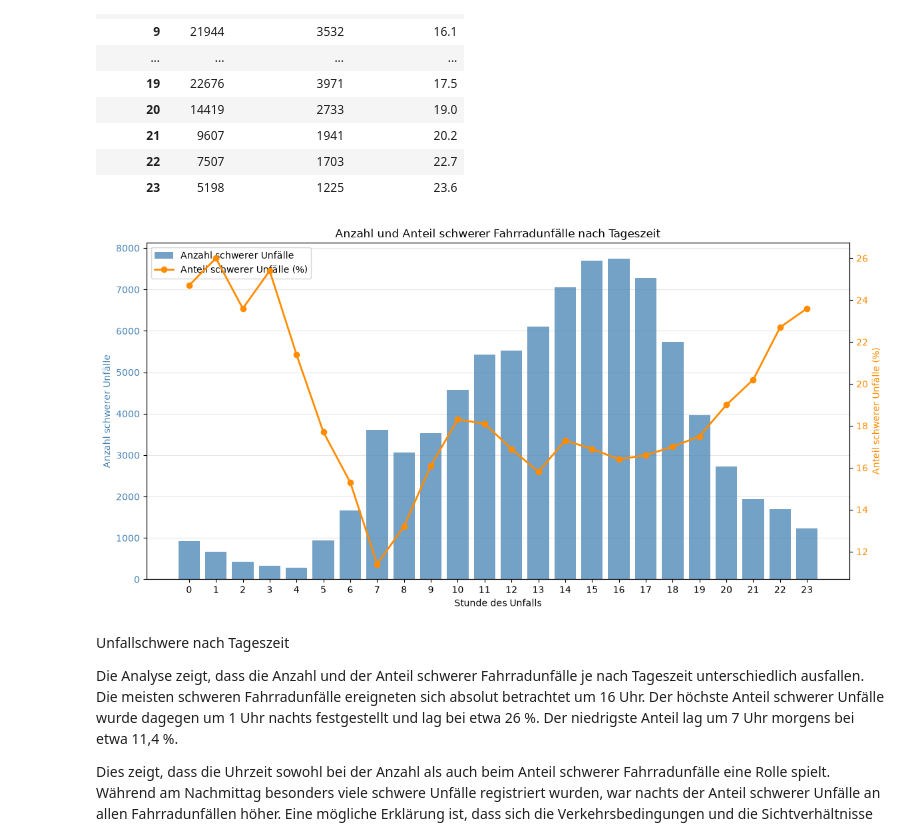
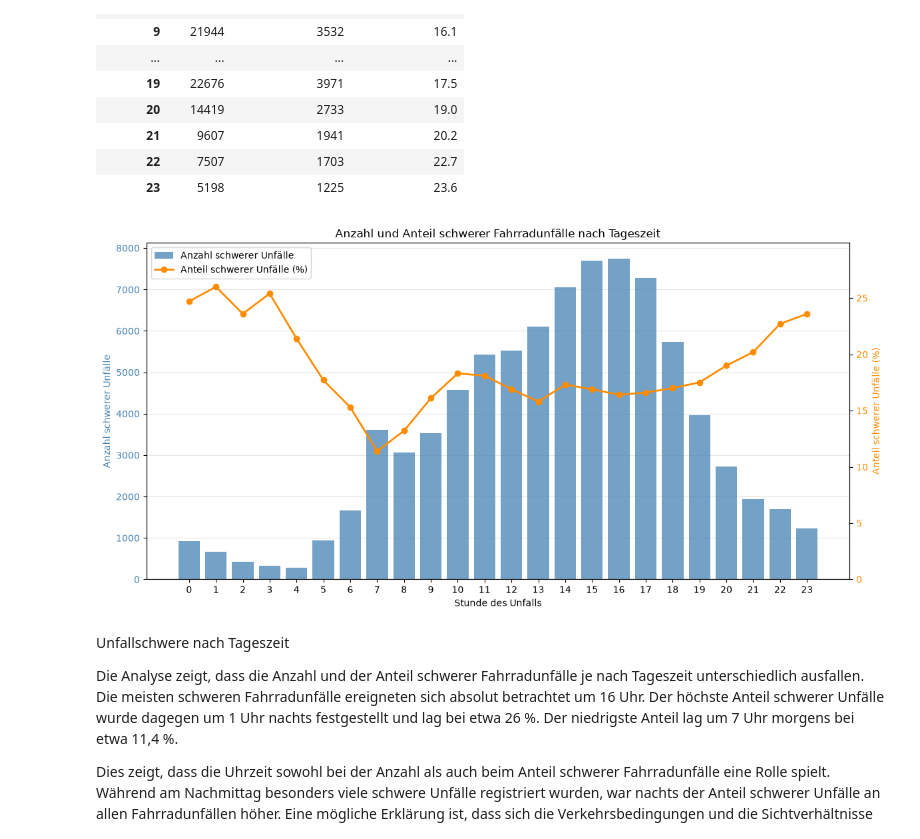
Before and after one commit to RogovaNatalia/Unfallorte_Projekt, a Jupyter notebook: analyse.ipynb, the cells around one changed output. Drawn from its saved outputs; the diff is of its cells as text; code cells hidden in the pictures.

```diff
--- a/analyse.ipynb
+++ b/analyse.ipynb
@@ -942,13 +945,7 @@ display(nach_stunde)
 | 22 | 7507 | 1703 | 22.7 |
 | 23 | 5198 | 1225 | 23.6 |
 # %%
-# Schwere Fahrradunfälle nach Stunde auswerten
-nach_stunde = schwere_nach_gruppe(df_rad, "USTUNDE").sort_index()
-
-# Fehlende Stunden ausschließen
-nach_stunde = nach_stunde.loc[nach_stunde.index.notna()]
-
-# Gemeinsames Diagramm mit zwei y-Achsen
+# Gemeinsames Diagramm
 fig, ax1 = plt.subplots(figsize=(12, 6))
 
 # Balken: Anzahl schwerer Unfälle
@@ -966,36 +963,36 @@ ax1.set_xticks(range(24))
 ax1.tick_params(axis="y", labelcolor="steelblue")
 ax1.grid(axis="y", alpha=0.3)
 ax1.set_axisbelow(True)
 
 # Zweite y-Achse: Anteil schwerer Unfälle in Prozent
 ax2 = ax1.twinx()
 
 ax2.plot(
     nach_stunde.index,
     nach_stunde["Anteil_schwer_%"],
     color="darkorange",
     marker="o",
     linewidth=2,
     label="Anteil schwerer Unfälle (%)"
 )
-
+ax2.set_ylim(0, nach_stunde["Anteil_schwer_%"].max() * 1.15)
 ax2.set_ylabel("Anteil schwerer Unfälle (%)", color="darkorange")
 ax2.tick_params(axis="y", labelcolor="darkorange")
 
-# Gemeinsame Legende
+# Legende
 handles1, labels1 = ax1.get_legend_handles_labels()
 handles2, labels2 = ax2.get_legend_handles_labels()
 
 ax1.legend(
     handles1 + handles2,
     labels1 + labels2,
     loc="upper left"
 )
 
 plt.title("Anzahl und Anteil schwerer Fahrradunfälle nach Tageszeit")
 plt.tight_layout();
 # %% [output]
-[figure, old version]
+[figure, new version]
 # %% [markdown]
  Unfallschwere nach Tageszeit
 
```
Also changed, not shown: parts of 6 cells of this notebook.
